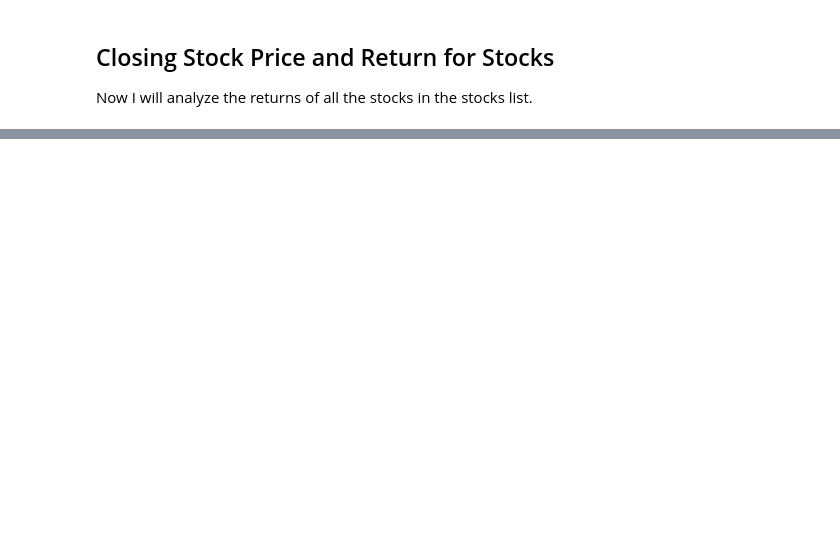
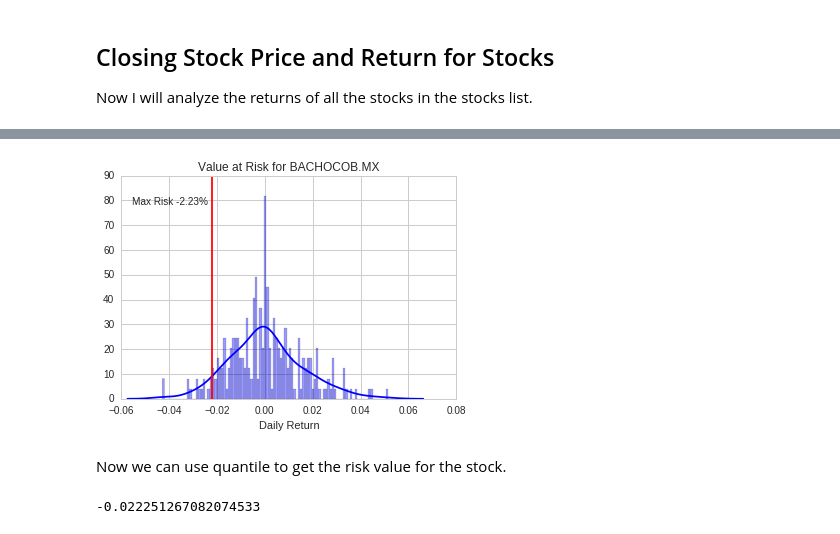
Before and after one commit to jarturomora/python-data-analysis, a Jupyter notebook: Mexican Stocks Data Analysis.ipynb, the cells around one changed output, grey strips where cells are left out. Drawn from its saved outputs; the diff is of its cells as text; code cells hidden in the pictures; blank space fills up the shorter version.

```diff
--- a/Mexican Stocks Data Analysis.ipynb
+++ b/Mexican Stocks Data Analysis.ipynb
@@ -278,0 +319,20 @@ sns.jointplot('BACHOCOB.MX', 'BIMBOA.MX', stock_returns, kind = 'scatter')
+# %%
+# Function to plot the VaR for a stock
+def plot_value_risk(data, symbol, indicator):
+    sns.distplot(data[indicator].dropna(), bins = 100, color = "blue")
+    plt.title("Value at Risk for %s" % symbol)
+    risk_line = data['Adj Close'].pct_change().dropna().quantile(0.05)
+    plt.axvline(x = risk_line, color = "red")
+    plt.figtext(0.15, 0.8, "Max Risk %0.2f%%" % (risk_line*100))
+# %%
+# Plotting value at risk for BACHOCOB.MX
+plot_value_risk(symbols['BACHOCOB.MX'], 'BACHOCOB.MX', 'Daily Return')
+# %% [output]
+[figure, added]
+# %% [markdown]
+Now we can use quantile to get the risk value for the stock.
+# %%
+# The 0.05 empirical quantile of daily returns
+returns['BACHOCOB.MX'].quantile(0.05)
+# %% [output]
+-0.022251267082074533
```
Also changed, not shown: parts of 33 cells of this notebook, 1 other file.
